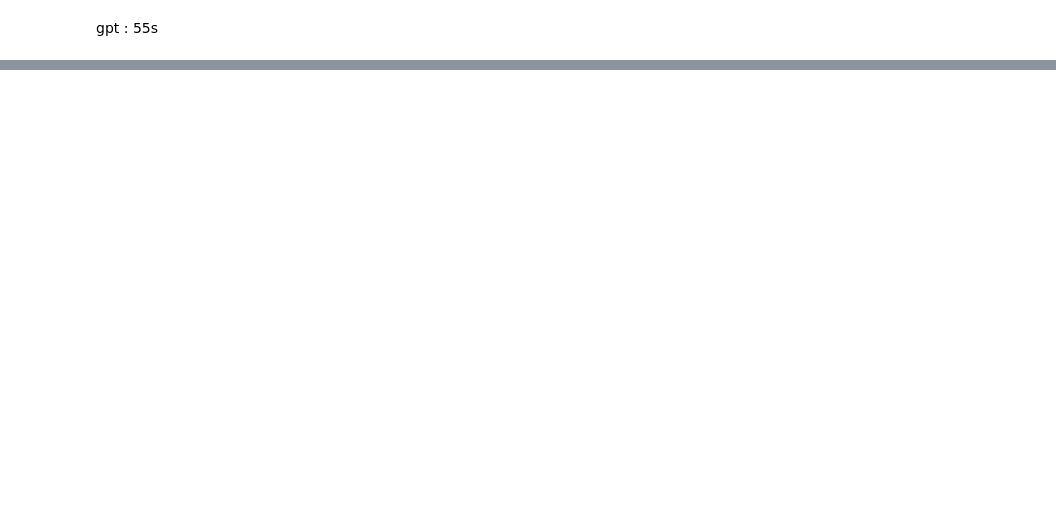
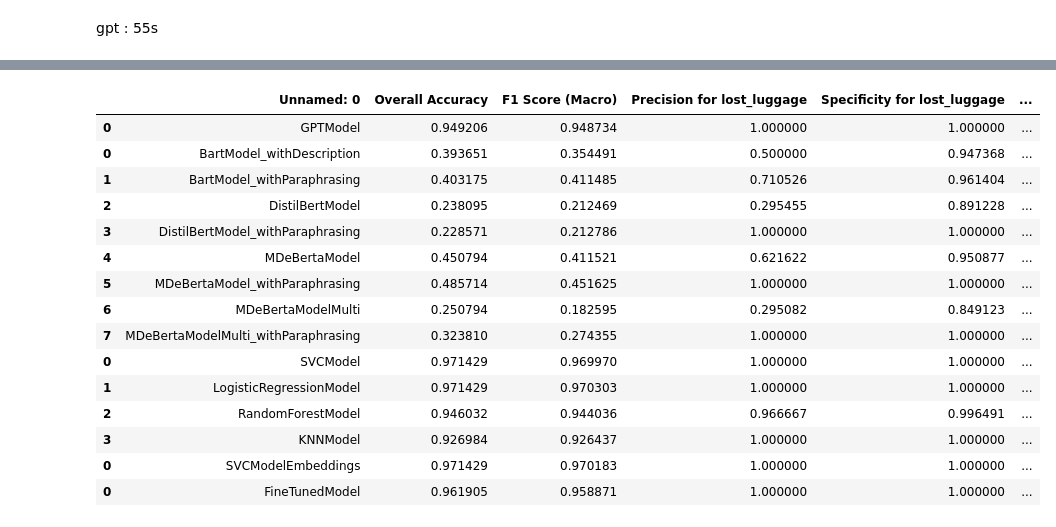
Before and after one commit to elbarhichi/Intention-Detection, a Jupyter notebook: test.ipynb, the cells around one changed output, grey strips where cells are left out. Cells and saved outputs as stored; diff of their text form; code cells hidden in the pictures; blank space fills up the shorter version.

Commit message:
tests done

```diff
--- a/test.ipynb
+++ b/test.ipynb
@@ -116,2 +124,34 @@ model_performance_df.to_csv('test_results/models_performance_Tf-Idf.csv')
+# %%
+df1 = pd.read_csv('test_results/models_performance_GPTModel.csv')
+df2 = pd.read_csv('test_results/models_performance_ZeroShotClassification.csv')
+df3 = pd.read_csv('test_results/models_performance_Tf-Idf.csv')
+df4 = pd.read_csv('test_results/models_performance_Embeddings.csv')
+df5 = pd.read_csv('test_results/models_performance_FineTuning.csv')
+# %%
+df_concat = pd.concat([df1, df2, df3, df4, df5])
+
+#calculer pour chaque modele le score :  (F1_Score + (Precision for lost_luggage + Specificity for lost_luggage)/2 )/2
+df_concat['final'] = (df_concat['F1 Score (Macro)'] + (df_concat['Precision for lost_luggage'] + df_concat['Specificity for lost_luggage'])/2 )/2
+
+
+df_concat.to_csv('test_results/models_performance.csv')
+df_concat
+# %% [output]
+|  | Unnamed: 0 | Overall Accuracy | F1 Score (Macro) | Precision for lost_luggage | Specificity for lost_luggage | ... |
+| 0 | GPTModel | 0.949206 | 0.948734 | 1.000000 | 1.000000 | ... |
+| 0 | BartModel_withDescription | 0.393651 | 0.354491 | 0.500000 | 0.947368 | ... |
+| 1 | BartModel_withParaphrasing | 0.403175 | 0.411485 | 0.710526 | 0.961404 | ... |
+| 2 | DistilBertModel | 0.238095 | 0.212469 | 0.295455 | 0.891228 | ... |
+| 3 | DistilBertModel_withParaphrasing | 0.228571 | 0.212786 | 1.000000 | 1.000000 | ... |
+| 4 | MDeBertaModel | 0.450794 | 0.411521 | 0.621622 | 0.950877 | ... |
+| 5 | MDeBertaModel_withParaphrasing | 0.485714 | 0.451625 | 1.000000 | 1.000000 | ... |
+| 6 | MDeBertaModelMulti | 0.250794 | 0.182595 | 0.295082 | 0.849123 | ... |
+| 7 | MDeBertaModelMulti_withParaphrasing | 0.323810 | 0.274355 | 1.000000 | 1.000000 | ... |
+| 0 | SVCModel | 0.971429 | 0.969970 | 1.000000 | 1.000000 | ... |
+| 1 | LogisticRegressionModel | 0.971429 | 0.970303 | 1.000000 | 1.000000 | ... |
+| 2 | RandomForestModel | 0.946032 | 0.944036 | 0.966667 | 0.996491 | ... |
+| 3 | KNNModel | 0.926984 | 0.926437 | 1.000000 | 1.000000 | ... |
+| 0 | SVCModelEmbeddings | 0.971429 | 0.970183 | 1.000000 | 1.000000 | ... |
+| 0 | FineTunedModel | 0.961905 | 0.958871 | 1.000000 | 1.000000 | ... |
 # %%
 # Matrice de confusion pour le modèle avec la meilleure performance
```
Also changed, not shown: parts of 11 cells of this notebook, 6 other files.
